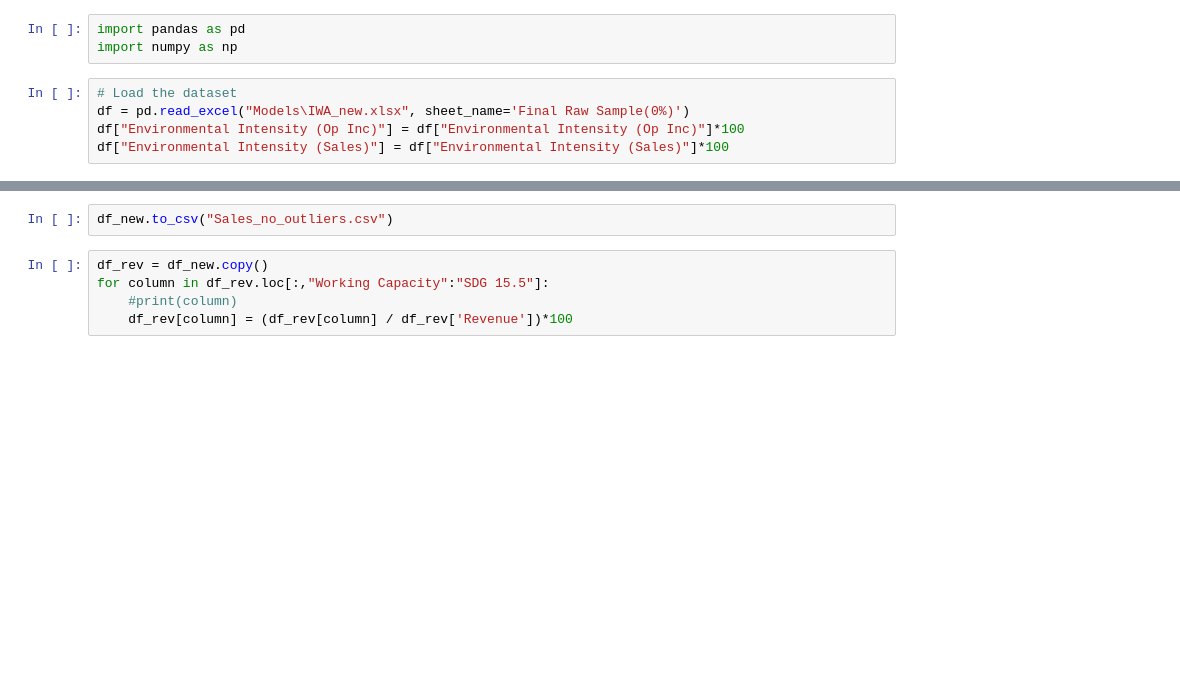
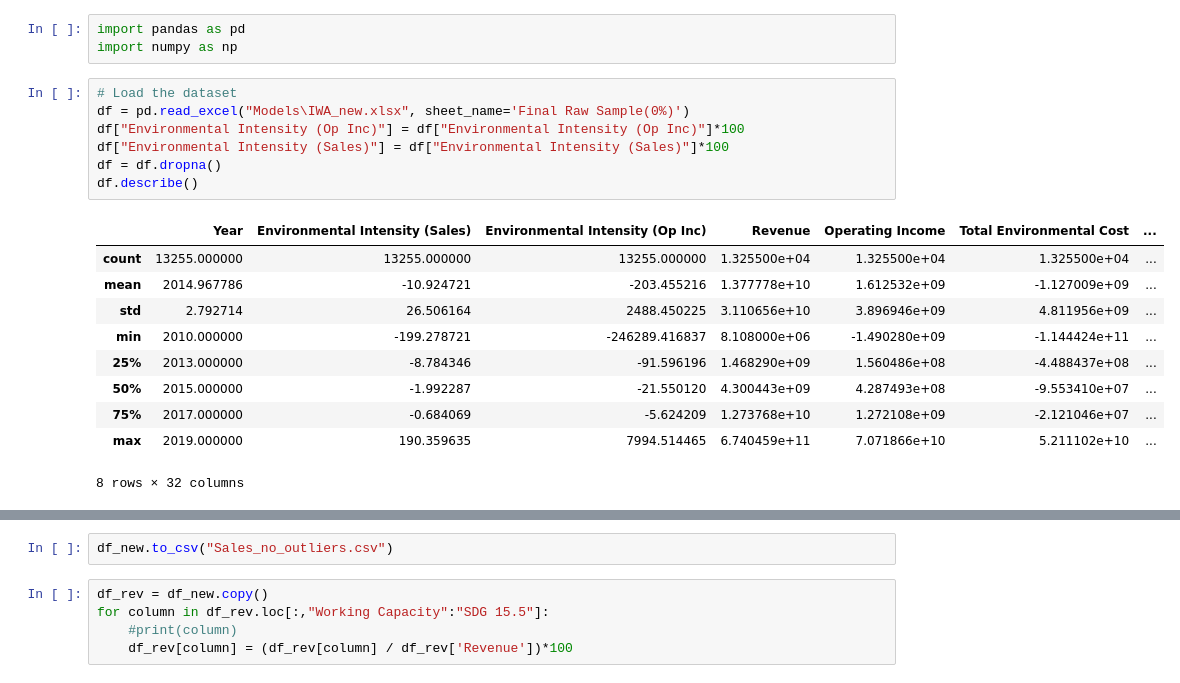
Before and after one commit to yummypugs/SPM-Project-Harvard, a Jupyter notebook: 1.0 create_new_df.ipynb, the cells around one changed output, grey strips where cells are left out. Cells and saved outputs as stored; diff of their text form; blank space fills up the shorter version.

```diff
--- a/1.0 create_new_df.ipynb
+++ b/1.0 create_new_df.ipynb
@@ -4,8 +4,21 @@ import numpy as np
 # %%
 # Load the dataset
 df = pd.read_excel("Models\IWA_new.xlsx", sheet_name='Final Raw Sample(0%)')
 df["Environmental Intensity (Op Inc)"] = df["Environmental Intensity (Op Inc)"]*100
 df["Environmental Intensity (Sales)"] = df["Environmental Intensity (Sales)"]*100
+df = df.dropna()
+df.describe()
+# %% [output]
+|  | Year | Environmental Intensity (Sales) | Environmental Intensity (Op Inc) | Revenue | Operating Income | Total Environmental Cost | ... |
+| count | 13255.000000 | 13255.000000 | 13255.000000 | 1.325500e+04 | 1.325500e+04 | 1.325500e+04 | ... |
+| mean | 2014.967786 | -10.924721 | -203.455216 | 1.377778e+10 | 1.612532e+09 | -1.127009e+09 | ... |
+| std | 2.792714 | 26.506164 | 2488.450225 | 3.110656e+10 | 3.896946e+09 | 4.811956e+09 | ... |
+| min | 2010.000000 | -199.278721 | -246289.416837 | 8.108000e+06 | -1.490280e+09 | -1.144424e+11 | ... |
+| 25% | 2013.000000 | -8.784346 | -91.596196 | 1.468290e+09 | 1.560486e+08 | -4.488437e+08 | ... |
+| 50% | 2015.000000 | -1.992287 | -21.550120 | 4.300443e+09 | 4.287493e+08 | -9.553410e+07 | ... |
+| 75% | 2017.000000 | -0.684069 | -5.624209 | 1.273768e+10 | 1.272108e+09 | -2.121046e+07 | ... |
+| max | 2019.000000 | 190.359635 | 7994.514465 | 6.740459e+11 | 7.071866e+10 | 5.211102e+10 | ... |
+8 rows × 32 columns
 # %%
 # Calculate the 0.15th and 99.85th percentile
 pct_0_15 = np.percentile(df['Environmental Intensity (Sales)'], 0.5)
```
Also changed, not shown: parts of 2 cells of this notebook, 2 other files.
